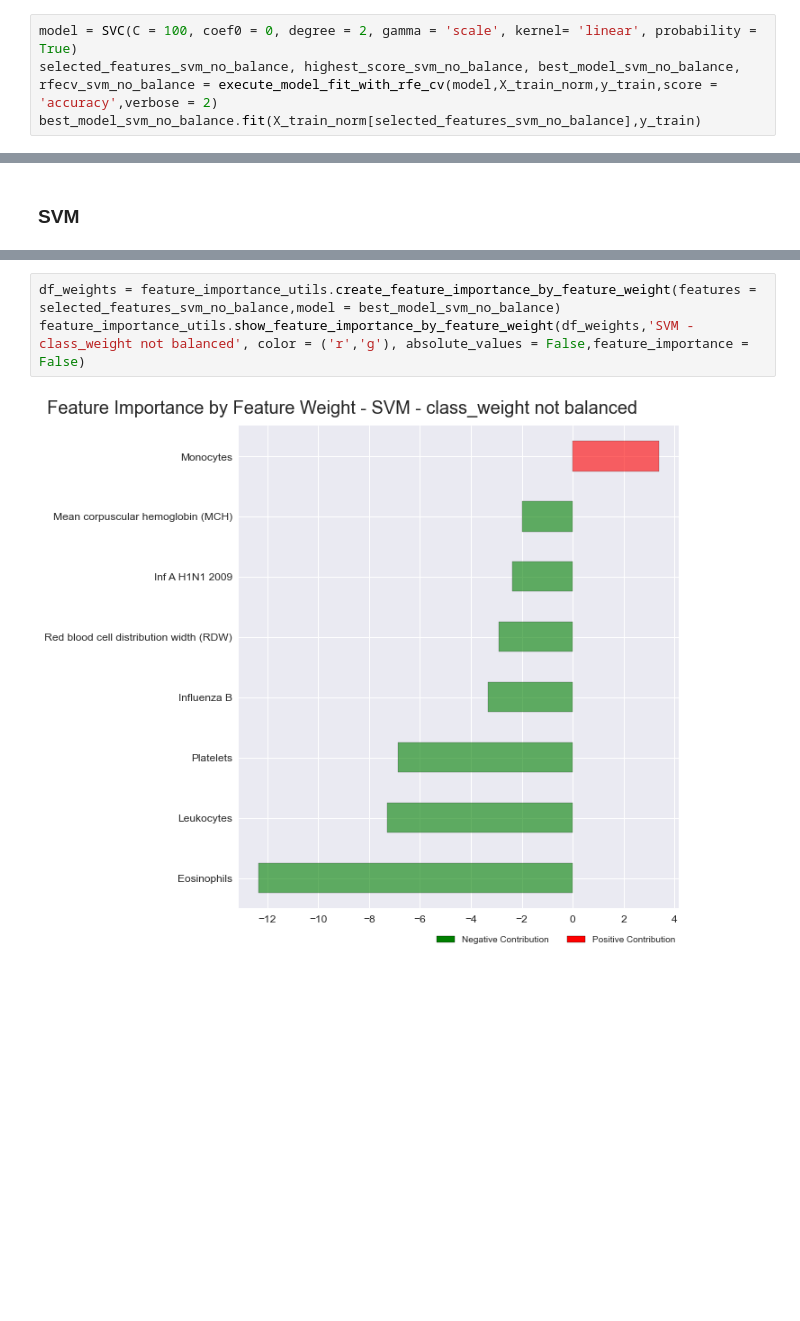
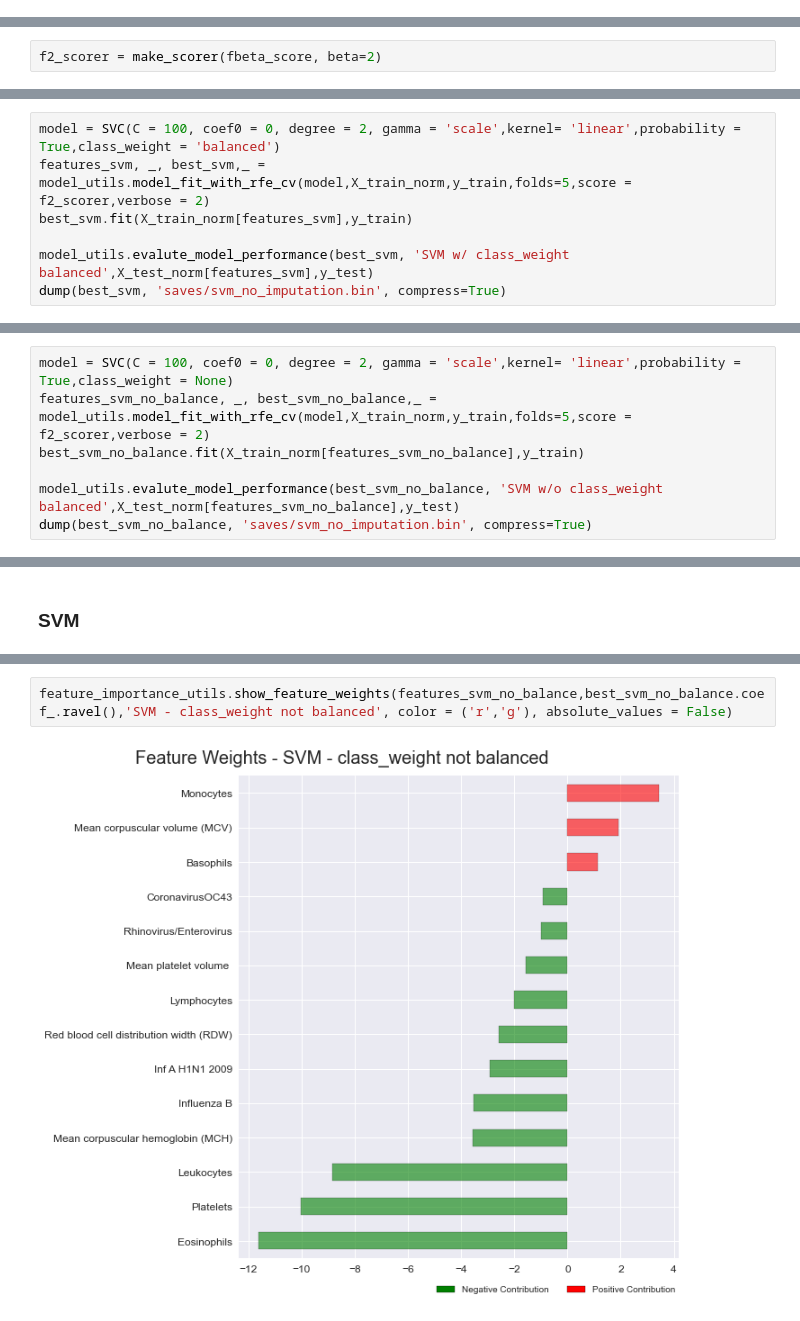
Before and after one commit to lucasthim/covid19-prediction, a Jupyter notebook: 02_analysis_with_recursive_feature_elimination.ipynb, the cells around one changed output, grey strips where cells are left out. Saved outputs shown, nothing was run; the diff lists cells and outputs as text; blank space fills up the shorter version.

```diff
--- a/02_analysis_with_recursive_feature_elimination.ipynb
+++ b/02_analysis_with_recursive_feature_elimination.ipynb
@@ -371,4 +73,0 @@ SVM - Class Weight Balanced : ROC AUC=0.888
-# %%
-model = SVC(C = 100, coef0 = 0, degree = 2, gamma = 'scale', kernel= 'linear', probability = True)
-selected_features_svm_no_balance, highest_score_svm_no_balance, best_model_svm_no_balance, rfecv_svm_no_balance = execute_model_fit_with_rfe_cv(model,X_train_norm,y_train,score = 'accuracy',verbose = 2)
-best_model_svm_no_balance.fit(X_train_norm[selected_features_svm_no_balance],y_train)
@@ -402,3 +74,5 @@ SVM - Class Weight Not Balanced : ROC AUC=0.874
+# %%
+f2_scorer = make_scorer(fbeta_score, beta=2)
 # %% [markdown]
 ### Logistic Regression - with class_weight balanced
 # %%
@@ -469,0 +126,7 @@ Logistic Regression - Class Weight Not Balanced : ROC AUC=0.900
+# %%
+model = SVC(C = 100, coef0 = 0, degree = 2, gamma = 'scale',kernel= 'linear',probability = True,class_weight = 'balanced')
+features_svm, _, best_svm,_ = model_utils.model_fit_with_rfe_cv(model,X_train_norm,y_train,folds=5,score = f2_scorer,verbose = 2)
+best_svm.fit(X_train_norm[features_svm],y_train)
+
+model_utils.evalute_model_performance(best_svm, 'SVM w/ class_weight balanced',X_test_norm[features_svm],y_test)
+dump(best_svm, 'saves/svm_no_imputation.bin', compress=True)
@@ -469,0 +150,7 @@ Logistic Regression - Class Weight Not Balanced : ROC AUC=0.900
+# %%
+model = SVC(C = 100, coef0 = 0, degree = 2, gamma = 'scale',kernel= 'linear',probability = True,class_weight = None)
+features_svm_no_balance, _, best_svm_no_balance,_ = model_utils.model_fit_with_rfe_cv(model,X_train_norm,y_train,folds=5,score = f2_scorer,verbose = 2)
+best_svm_no_balance.fit(X_train_norm[features_svm_no_balance],y_train)
+
+model_utils.evalute_model_performance(best_svm_no_balance, 'SVM w/o class_weight balanced',X_test_norm[features_svm_no_balance],y_test)
+dump(best_svm_no_balance, 'saves/svm_no_imputation.bin', compress=True)
@@ -479,5 +215,4 @@ feature_importance_utils.show_feature_importance_by_feature_weight(df_weights,'S
 # %%
-df_weights = feature_importance_utils.create_feature_importance_by_feature_weight(features = selected_features_svm_no_balance,model = best_model_svm_no_balance)
-feature_importance_utils.show_feature_importance_by_feature_weight(df_weights,'SVM - class_weight not balanced', color = ('r','g'), absolute_values = False,feature_importance = False)
+feature_importance_utils.show_feature_weights(features_svm_no_balance,best_svm_no_balance.coef_.ravel(),'SVM - class_weight not balanced', color = ('r','g'), absolute_values = False)
 # %% [output]
-[figure, old version]
+[figure, new version]
```
Also changed, not shown: parts of 72 cells of this notebook, 11 other files.
